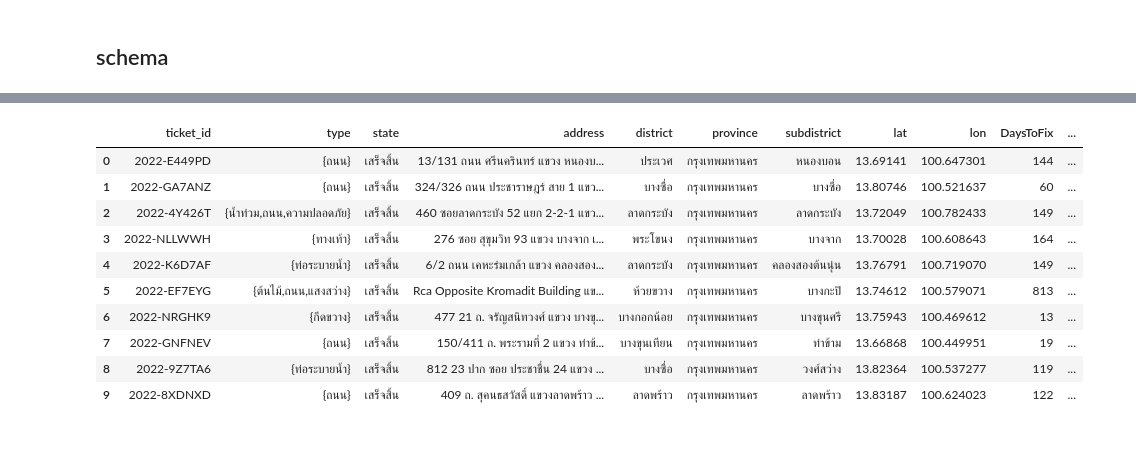
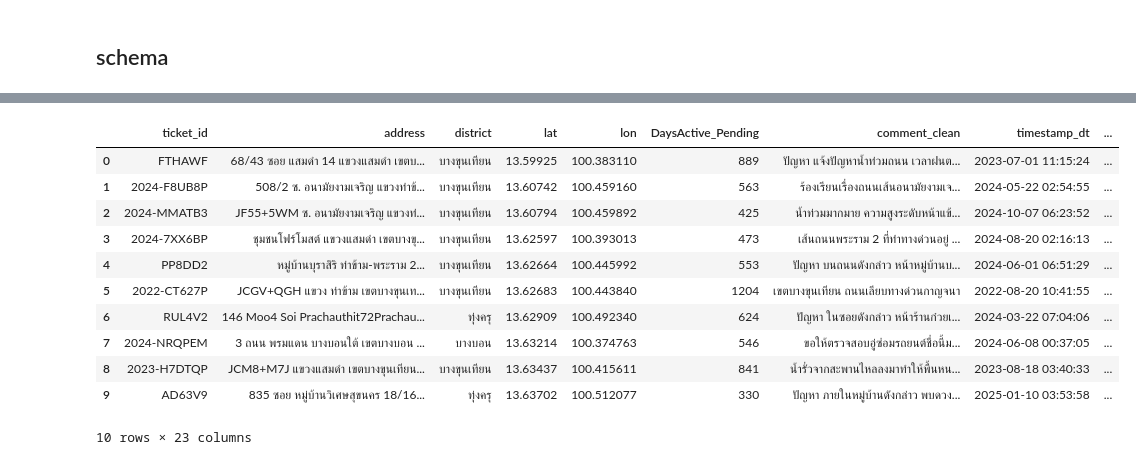
Before and after one commit to SitananYaowayang/dsdengdeng-project-dsde, a Jupyter notebook: notebooks/filterV2.ipynb, the cells around one changed output, grey strips where cells are left out. Saved outputs shown, nothing was run; the diff lists cells and outputs as text; code cells hidden in the pictures.

```diff
--- a/notebooks/filterV2.ipynb
+++ b/notebooks/filterV2.ipynb
@@ -358,11 +484,9 @@ COLUMNS_TO_KEEP = [
     "ticket_id",
     "type",
     # "organization",
-    "state",
+    # "state",
     "address",
     "district",
-    "province",
-    "subdistrict",
 
     # Core features
     "lat",
@@ -377,9 +501,12 @@ COLUMNS_TO_KEEP = [
     "last_activity_dt"
 ]
 
-df_ready_for_export = df_clean.select(*COLUMNS_TO_KEEP)
-
-print(f"จำนวนคอลัมน์เดิม: {len(df_final_ready.columns)}")
+df_ready_for_export = df_deduplicated_final.select(*COLUMNS_TO_KEEP)
+df_ready_for_export = df_ready_for_export.na.drop(subset=["comment_clean", "district"])
+df_ready_for_export = df_ready_for_export.filter(
+    col("district").isNotNull()
+)
+print(f"จำนวนคอลัมน์เดิม: {len(df_deduplicated_final.columns)}")
 print(f"จำนวนคอลัมน์ใหม่: {len(df_ready_for_export.columns)}")
 
 df_ready_for_export.printSchema()
@@ -404,15 +540,11 @@ root
 from pyspark.sql.functions import lit
 
 
-df_model_ready = df_ready_for_export.withColumn(
-    "is_fixed",
-    when(col("state") == "เสร็จสิ้น", lit(1)).otherwise(lit(0))
-)
 
 # ตอนนี้ DaysToFix และ is_fixed สามารถใช้เป็น Features ในโมเดลได้
 # df_model_ready.select("DaysToFix", "is_fixed","state", "comment_clean").show(10)
 
-df_multi_hot = df_model_ready
+df_multi_hot = df_ready_for_export
 
 for t in livability_types:
     # สร้างชื่อคอลัมน์ใหม่ (เช่น type_ถนน)
@@ -452,10 +584,25 @@ df_multi_hot.select(*selected_cols).show(20, truncate=False)
 only showing top 20 rows
+# %%
+from pyspark.sql.functions import col, year
+
+# สร้างคอลัมน์ 'year_reported' จาก timestamp_dt
+df_final_year = df_multi_hot.withColumn(
+    "year_reported",
+    year(col("timestamp_dt"))
+)
+
+# สร้างคอลัมน์ 'year_last_activity' จาก last_activity_dt
+df_final_year = df_final_year.withColumn(
+    "year_last_activity",
+    year(col("last_activity_dt"))
+)
 # %%
-df_final_ml = df_multi_hot.drop("type", "state","organization")
+df_final_ml = df_final_year.drop("type")
 # ถ้าคุณสร้างคอลัมน์ 'type_clean' ชั่วคราวในการแก้ไขปัญหา ก็ควรลบคอลัมน์นั้นด้วย
 # df_final_ml = df_multi_hot.drop("type", "state", "type_clean")
+df_final_ml = df_final_ml.withColumnRenamed("DaysToFix", "DaysActive_Pending")
+# print("ตัวอย่าง Schema หลัง Drop:")
+df_final_ml.printSchema()
 
-print(f"จำนวนคอลัมน์หลัง Drop: {len(df_final_ml.columns)}")
-print("ตัวอย่าง Schema หลัง Drop:")
-df_final_ml.printSchema()
+print(df_final_ml.count())
 # %% [output]
@@ -515,21 +660,22 @@ print("Subset test save complete with UTF-8 encoding.")
 # %%
-df_map_sample_pandas = df_ready_for_export.sample(
+df_map_sample_pandas = df_final_ml.sample(
     fraction=10000 / df_ready_for_export.count(),
     seed=42
 ).toPandas()
 display(df_map_sample_pandas.head(10))
 # %% [output]
-|  | ticket_id | type | state | address | district | province | subdistrict | lat | lon | DaysToFix | ... |
-| 0 | 2022-E449PD | {ถนน} | เสร็จสิ้น | 13/131 ถนน ศรีนครินทร์ แขวง หนองบ... | ประเวศ | กรุงเทพมหานคร | หนองบอน | 13.69141 | 100.647301 | 144 | ... |
-| 1 | 2022-GA7ANZ | {ถนน} | เสร็จสิ้น | 324/326 ถนน ประชาราษฎร์ สาย 1 แขว... | บางซื่อ | กรุงเทพมหานคร | บางซื่อ | 13.80746 | 100.521637 | 60 | ... |
-| 2 | 2022-4Y426T | {น้ำท่วม,ถนน,ความปลอดภัย} | เสร็จสิ้น | 460 ซอยลาดกระบัง 52 แยก 2-2-1 แขว... | ลาดกระบัง | กรุงเทพมหานคร | ลาดกระบัง | 13.72049 | 100.782433 | 149 | ... |
-| 3 | 2022-NLLWWH | {ทางเท้า} | เสร็จสิ้น | 276 ซอย สุขุมวิท 93 แขวง บางจาก เ... | พระโขนง | กรุงเทพมหานคร | บางจาก | 13.70028 | 100.608643 | 164 | ... |
-| 4 | 2022-K6D7AF | {ท่อระบายน้ำ} | เสร็จสิ้น | 6/2 ถนน เคหะร่มเกล้า แขวง คลองสอง... | ลาดกระบัง | กรุงเทพมหานคร | คลองสองต้นนุ่น | 13.76791 | 100.719070 | 149 | ... |
-| 5 | 2022-EF7EYG | {ต้นไม้,ถนน,แสงสว่าง} | เสร็จสิ้น | Rca Opposite Kromadit Building แข... | ห้วยขวาง | กรุงเทพมหานคร | บางกะปิ | 13.74612 | 100.579071 | 813 | ... |
-| 6 | 2022-NRGHK9 | {กีดขวาง} | เสร็จสิ้น | 477 21 ถ. จรัญสนิทวงศ์ แขวง บางขุ... | บางกอกน้อย | กรุงเทพมหานคร | บางขุนศรี | 13.75943 | 100.469612 | 13 | ... |
-| 7 | 2022-GNFNEV | {ถนน} | เสร็จสิ้น | 150/411 ถ. พระรามที่ 2 แขวง ท่าข้... | บางขุนเทียน | กรุงเทพมหานคร | ท่าข้าม | 13.66868 | 100.449951 | 19 | ... |
-| 8 | 2022-9Z7TA6 | {ท่อระบายน้ำ} | เสร็จสิ้น | 812 23 ปาก ซอย ประชาชื่น 24 แขวง ... | บางซื่อ | กรุงเทพมหานคร | วงศ์สว่าง | 13.82364 | 100.537277 | 119 | ... |
-| 9 | 2022-8XDNXD | {ถนน} | เสร็จสิ้น | 409 ถ. สุคนธสวัสดิ์ แขวงลาดพร้าว ... | ลาดพร้าว | กรุงเทพมหานคร | ลาดพร้าว | 13.83187 | 100.624023 | 122 | ... |
+|  | ticket_id | address | district | lat | lon | DaysActive_Pending | comment_clean | timestamp_dt | ... |
+| 0 | FTHAWF | 68/43 ซอย แสมดำ 14 แขวงแสมดำ เขตบ... | บางขุนเทียน | 13.59925 | 100.383110 | 889 | ปัญหา แจ้งปัญหาน้ำท่วมถนน เวลาฝนต... | 2023-07-01 11:15:24 | ... |
+| 1 | 2024-F8UB8P | 508/2 ซ. อนามัยงามเจริญ แขวงท่าข้... | บางขุนเทียน | 13.60742 | 100.459160 | 563 | ร้องเรียนเรื่องถนนเส้นอนามัยงามเจ... | 2024-05-22 02:54:55 | ... |
+| 2 | 2024-MMATB3 | JF55+5WM ซ. อนามัยงามเจริญ แขวงท่... | บางขุนเทียน | 13.60794 | 100.459892 | 425 | น้ำท่วมมากมาย ความสูงระดับหน้าแข้... | 2024-10-07 06:23:52 | ... |
+| 3 | 2024-7XX6BP | ชุมชนโฟร์โมสต์ แขวงแสมดำ เขตบางขุ... | บางขุนเทียน | 13.62597 | 100.393013 | 473 | เส้นถนนพระราม 2 ที่ทำทางด่วนอยู่ ... | 2024-08-20 02:16:13 | ... |
+| 4 | PP8DD2 | หมู่บ้านบุราสิริ ท่าข้าม-พระราม 2... | บางขุนเทียน | 13.62664 | 100.445992 | 553 | ปัญหา บนถนนดังกล่าว หน้าหมู่บ้านบ... | 2024-06-01 06:51:29 | ... |
+| 5 | 2022-CT627P | JCGV+QGH แขวง ท่าข้าม เขตบางขุนเท... | บางขุนเทียน | 13.62683 | 100.443840 | 1204 | เขตบางขุนเทียน ถนนเลียบทางด่วนกาญจนา | 2022-08-20 10:41:55 | ... |
+| 6 | RUL4V2 | 146 Moo4 Soi Prachauthit72Prachau... | ทุ่งครุ | 13.62909 | 100.492340 | 624 | ปัญหา ในซอยดังกล่าว หน้าร้านก๋วยเ... | 2024-03-22 07:04:06 | ... |
+| 7 | 2024-NRQPEM | 3 ถนน พรมแดน บางบอนใต้ เขตบางบอน ... | บางบอน | 13.63214 | 100.374763 | 546 | ขอให้ตรวจสอบอู่ซ่อมรถยนต์ชื่อนี้ม... | 2024-06-08 00:37:05 | ... |
+| 8 | 2023-H7DTQP | JCM8+M7J แขวงแสมดำ เขตบางขุนเทียน... | บางขุนเทียน | 13.63437 | 100.415611 | 841 | น้ำรั่วจากสะพานไหลลงมาทำให้พื้นหน... | 2023-08-18 03:40:33 | ... |
+| 9 | AD63V9 | 835 ซอย หมู่บ้านวิเศษสุขนคร 18/16... | ทุ่งครุ | 13.63702 | 100.512077 | 330 | ปัญหา ภายในหมู่บ้านดังกล่าว พบดวง... | 2025-01-10 03:53:58 | ... |
+10 rows × 23 columns
 # %%
 # # -----------------------------
 # # 1️⃣ Import libraries
```
Also changed, not shown: parts of 19 cells of this notebook, 5 other files.
